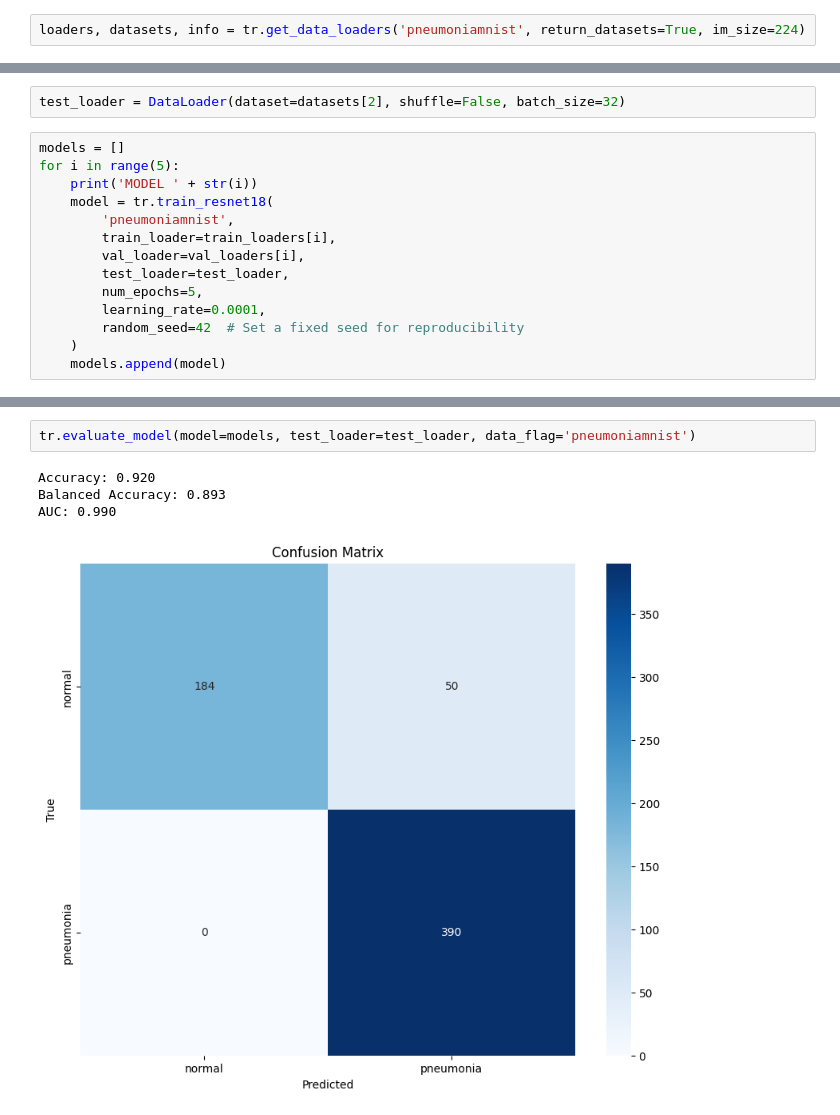
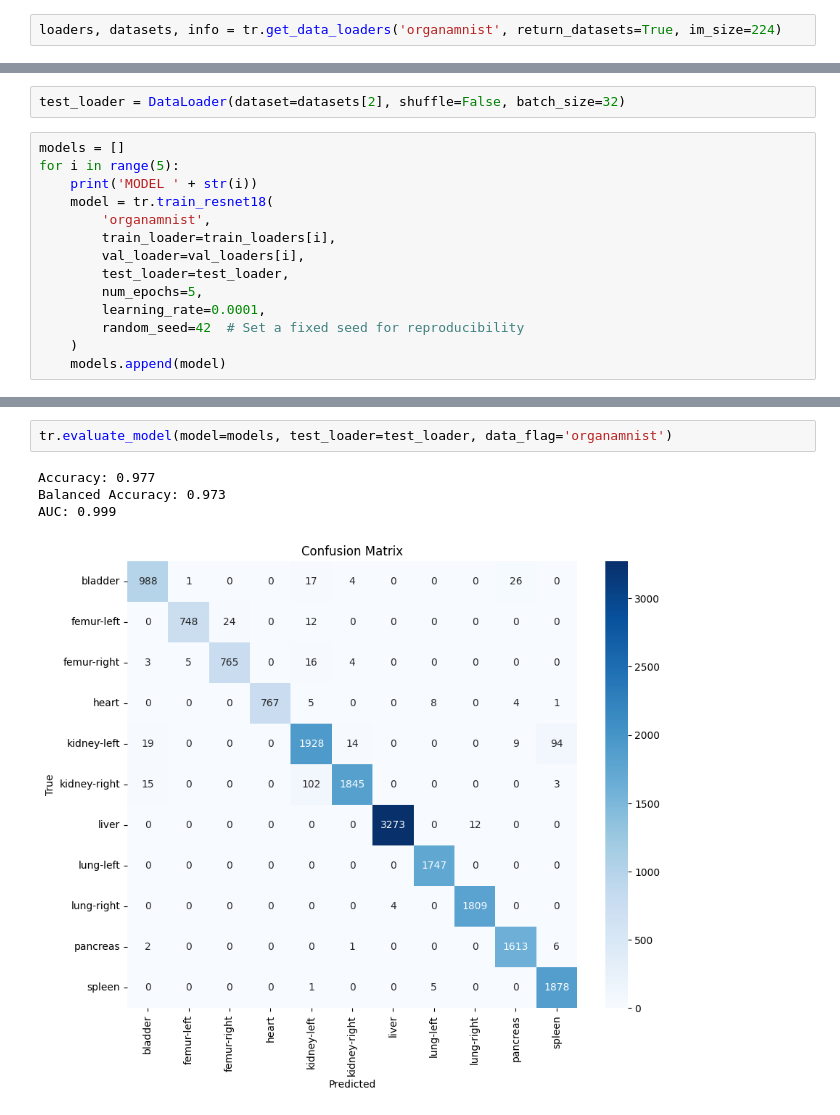
Before and after one commit to pstnmz/UQ_toolbox, a Jupyter notebook: medMNIST/train_resnet_breastMNIST.ipynb, the cells around one changed output, grey strips where cells are left out. Cells and saved outputs as stored; diff of their text form.

```diff
--- a/medMNIST/train_resnet_breastMNIST.ipynb
+++ b/medMNIST/train_resnet_breastMNIST.ipynb
@@ -7,7 +7,7 @@ from sklearn.model_selection import StratifiedKFold
 import numpy as np
 import matplotlib.pyplot as plt
 # %%
-loaders, datasets, info = tr.get_data_loaders('pneumoniamnist', return_datasets=True, im_size=224)
+loaders, datasets, info = tr.get_data_loaders('organamnist', return_datasets=True, im_size=224)
 # %%
 datasets[0].montage(length=5)
 # %% [output]
@@ -75,7 +75,7 @@ models = []
 for i in range(5):
     print('MODEL ' + str(i))
     model = tr.train_resnet18(
-        'pneumoniamnist',
+        'organamnist',
         train_loader=train_loaders[i],
         val_loader=val_loaders[i],
         test_loader=test_loader,
@@ -154,10 +154,10 @@ AUC: 0.987
 ... (8 outputs left out)
 # %%
-tr.evaluate_model(model=models, test_loader=test_loader, data_flag='pneumoniamnist')
+tr.evaluate_model(model=models, test_loader=test_loader, data_flag='organamnist')
 # %% [output]
-Accuracy: 0.920
-Balanced Accuracy: 0.893
-AUC: 0.990
+Accuracy: 0.977
+Balanced Accuracy: 0.973
+AUC: 0.999
-[figure, old version]
+[figure, new version]
 # %%
 for i, model in enumerate(models):
```
Also changed, not shown: parts of 5 cells of this notebook, 38 other files.
